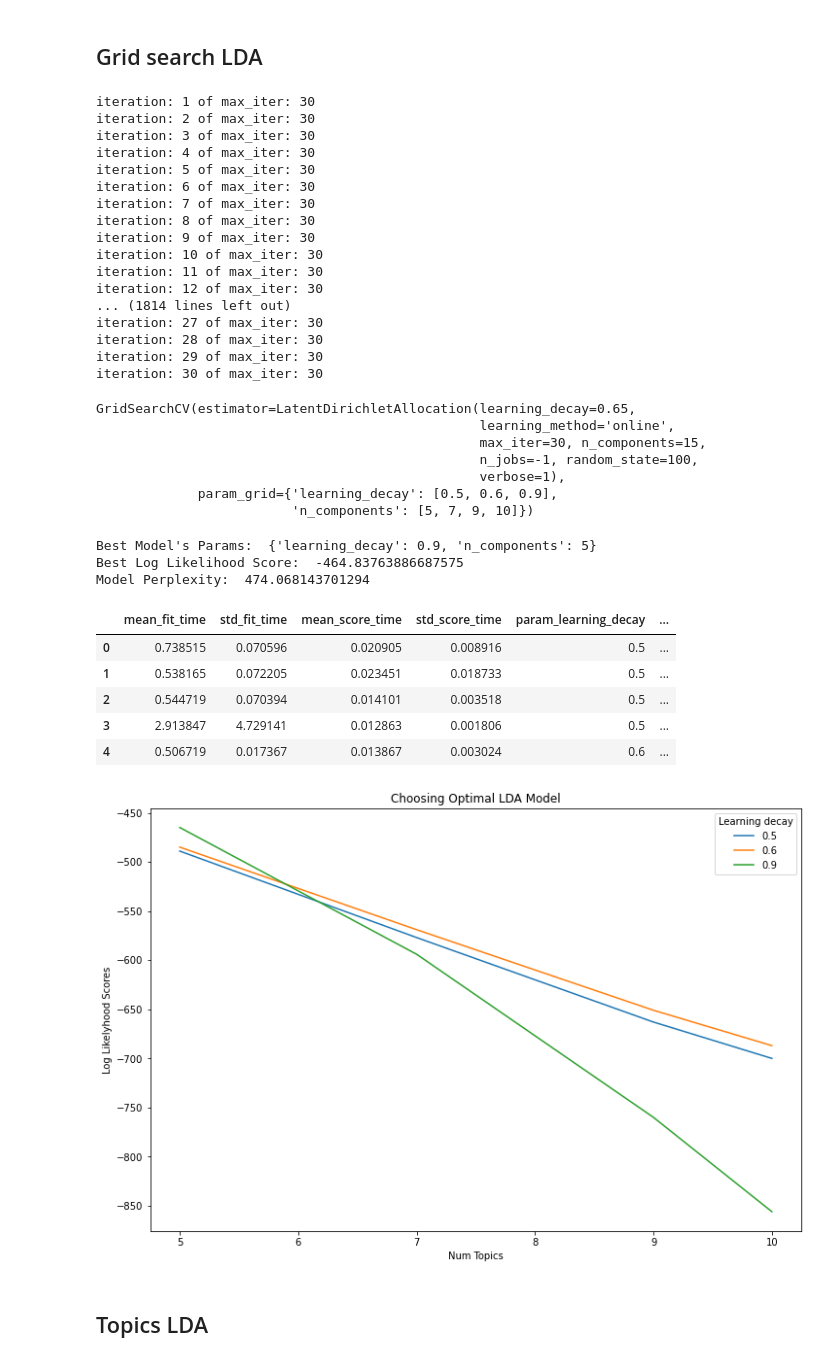
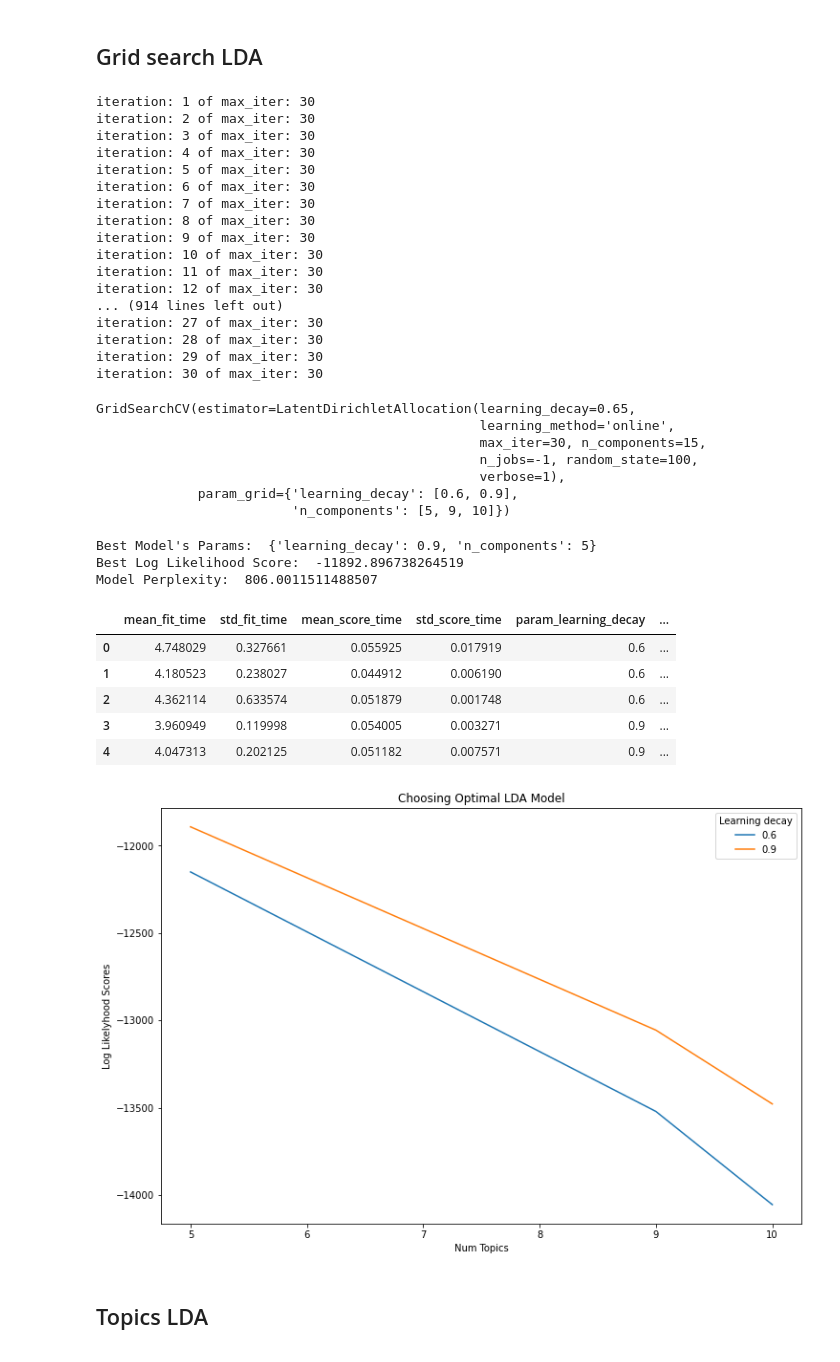
Before and after one commit to SvetlanaY/Wildberries_bot, a Jupyter notebook: Jupiter/Stopwords.ipynb, the cells around one changed output. Cells and saved outputs as stored; diff of their text form; code cells hidden in the pictures.

```diff
--- a/Jupiter/Stopwords.ipynb
+++ b/Jupiter/Stopwords.ipynb
@@ -100,6 +102,7 @@ def clean_text(text):
         u"\u200d"
         u"\u2640-\u2642"
         "]+", flags=re.UNICODE)
+
 
     #удаляет пунктуацию
     #translation_table = str.maketrans("", "", string.punctuation)
@@ -128,8 +131,11 @@ def clean_text(text):
     text = re.sub(r"(\d+)(k)", r"\g<1>000", text)
     text = re.sub(r":", " : ", text)
     text = re.sub(r"\s{2,}", " ", text)
+
+
     text = emoji_pattern.sub(r'', text)
-    #text = " ".join(text.split())
+    text = text.split()
+    text = ' '.join(re.sub("[^А-Яа-яё]",'', i) for i in text)
 
     text = delete_non_letters(text)
 
@@ -372,5 +350,5 @@ russian_stopwords.extend(SW_tfidf)
 # %%
 %time
 df['lemma_comment_2'] = df['lemma_comment'].map(lambda x: delete_stopwords(x))
-df = df.drop(df[df['lemma_comment']==''].index)
+df = df.drop(df[df['lemma_comment_2']==''].index)
 # %% [output]
@@ -490,7 +484,7 @@ Perplexity:  599.232419567914
 ## Grid search LDA
 # %%
 # Define Search Param
-search_params = {'n_components': [5, 7, 9, 10], 'learning_decay': [.5, .6, .9]}
+search_params = {'n_components': [5, 9, 10], 'learning_decay': [.6, .9]}
 
 # Init Grid Search Class
 model = GridSearchCV(lda, param_grid=search_params)
@@ -510,7 +504,7 @@ iteration: 9 of max_iter: 30
 iteration: 10 of max_iter: 30
 iteration: 11 of max_iter: 30
 iteration: 12 of max_iter: 30
-... (1814 lines left out)
+... (914 lines left out)
 iteration: 27 of max_iter: 30
 iteration: 28 of max_iter: 30
 iteration: 29 of max_iter: 30
@@ -520,8 +514,8 @@ GridSearchCV(estimator=LatentDirichletAllocation(learning_decay=0.65,
                                                  max_iter=30, n_components=15,
                                                  n_jobs=-1, random_state=100,
                                                  verbose=1),
-             param_grid={'learning_decay': [0.5, 0.6, 0.9],
-                         'n_components': [5, 7, 9, 10]})
+             param_grid={'learning_decay': [0.6, 0.9],
+                         'n_components': [5, 9, 10]})
 # %%
 # Best Model
 best_lda_model = model.best_estimator_
@@ -536,37 +530,37 @@ print("Best Log Likelihood Score: ", model.best_score_)
 print("Model Perplexity: ", best_lda_model.perplexity(dataset_vectorized))
 # %% [output]
 Best Model's Params:  {'learning_decay': 0.9, 'n_components': 5}
-Best Log Likelihood Score:  -464.83763886687575
-Model Perplexity:  474.068143701294
+Best Log Likelihood Score:  -11892.896738264519
+Model Perplexity:  806.0011511488507
 # %%
 res = pd.DataFrame(model.cv_results_)
 res.head()
 # %% [output]
 |  | mean_fit_time | std_fit_time | mean_score_time | std_score_time | param_learning_decay | ... |
-| 0 | 0.738515 | 0.070596 | 0.020905 | 0.008916 | 0.5 | ... |
-| 1 | 0.538165 | 0.072205 | 0.023451 | 0.018733 | 0.5 | ... |
-| 2 | 0.544719 | 0.070394 | 0.014101 | 0.003518 | 0.5 | ... |
-| 3 | 2.913847 | 4.729141 | 0.012863 | 0.001806 | 0.5 | ... |
-| 4 | 0.506719 | 0.017367 | 0.013867 | 0.003024 | 0.6 | ... |
+| 0 | 4.748029 | 0.327661 | 0.055925 | 0.017919 | 0.6 | ... |
+| 1 | 4.180523 | 0.238027 | 0.044912 | 0.006190 | 0.6 | ... |
+| 2 | 4.362114 | 0.633574 | 0.051879 | 0.001748 | 0.6 | ... |
+| 3 | 3.960949 | 0.119998 | 0.054005 | 0.003271 | 0.9 | ... |
+| 4 | 4.047313 | 0.202125 | 0.051182 | 0.007571 | 0.9 | ... |
 # %%
 # Get Log Likelyhoods from Grid Search Output
-n_topics = [5, 7, 9, 10]
-log_likelyhoods_5 = res[res['param_learning_decay']==0.5][['mean_test_score']].round()
+n_topics = [5, 9, 10]
+#log_likelyhoods_5 = res[res['param_learning_decay']==0.5][['mean_test_score']].round()
 log_likelyhoods_6 = res[res['param_learning_decay']==0.6][['mean_test_score']].round()
 log_likelyhoods_9 = res[res['param_learning_decay']==0.9][['mean_test_score']].round()
 
 # Show graph
 plt.figure(figsize=(12, 8))
-plt.plot(n_topics, log_likelyhoods_5, label='0.5')
+#plt.plot(n_topics, log_likelyhoods_5, label='0.5')
 plt.plot(n_topics, log_likelyhoods_6, label='0.6')
 plt.plot(n_topics, log_likelyhoods_9, label='0.9')
 plt.title("Choosing Optimal LDA Model")
 plt.xlabel("Num Topics")
 plt.ylabel("Log Likelyhood Scores")
 plt.legend(title='Learning decay', loc='best')
 plt.show()
 # %% [output]
-[figure, old version]
+[figure, new version]
 # %% [markdown]
 ## Topics LDA
 # %%
```
Also changed, not shown: parts of 43 cells of this notebook.
